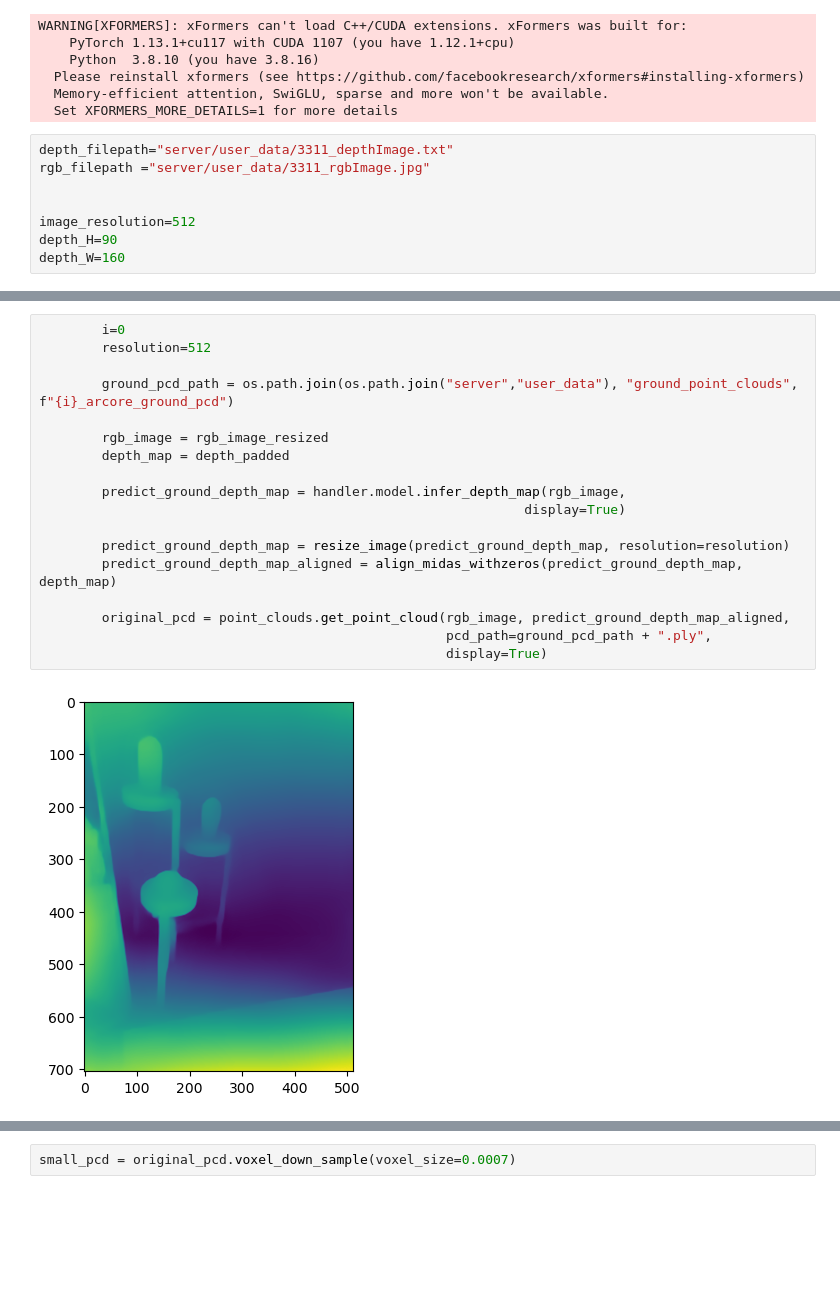
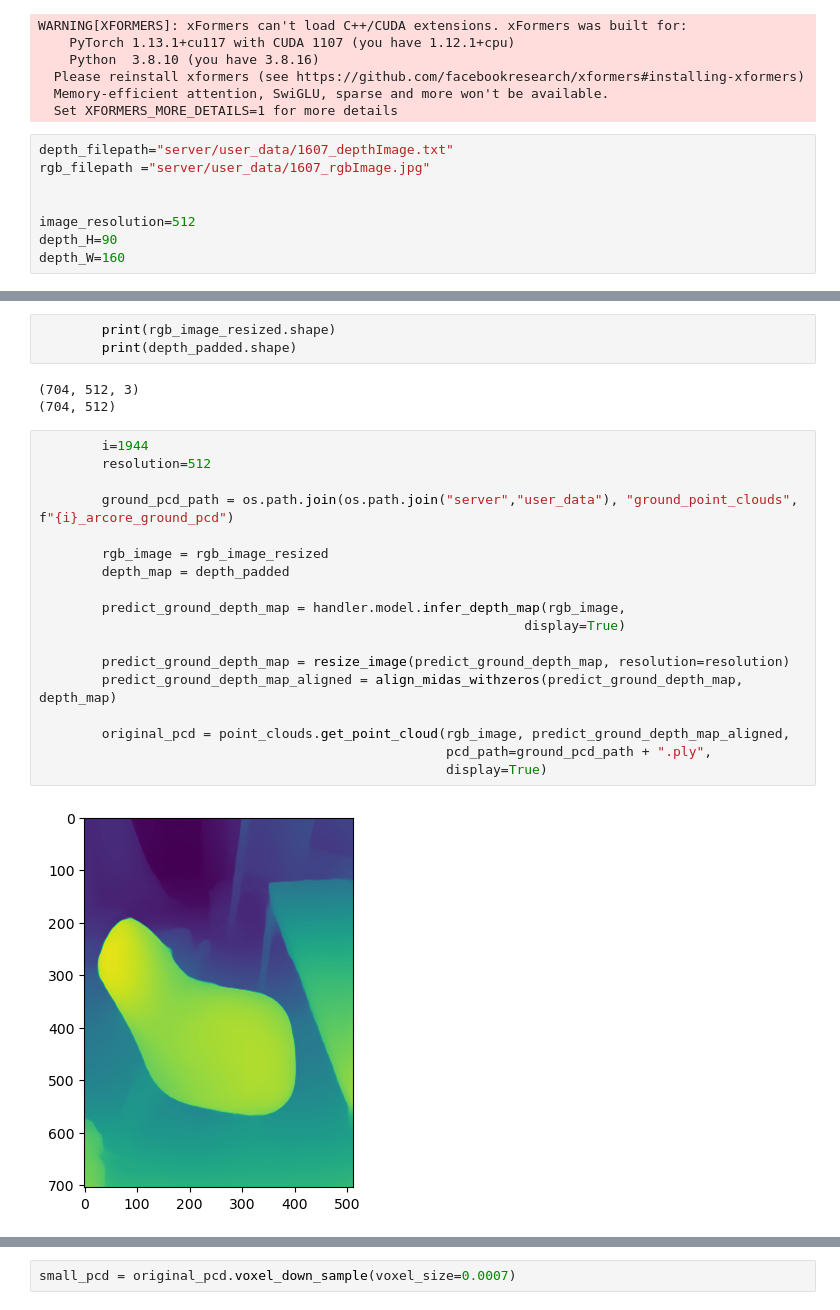
Before and after one commit to Ertugrulmert/Stable-Diffusion-AR-Environment-Generation, a Jupyter notebook: Untitled1.ipynb, the cells around one changed output, grey strips where cells are left out. Drawn from its saved outputs; the diff is of its cells as text; blank space fills up the shorter version.

```diff
--- a/Untitled1.ipynb
+++ b/Untitled1.ipynb
@@ -17,8 +17,8 @@ WARNING[XFORMERS]: xFormers can't load C++/CUDA extensions. xFormers was built f
   Memory-efficient attention, SwiGLU, sparse and more won't be available.
   Set XFORMERS_MORE_DETAILS=1 for more details
 # %%
-depth_filepath="server/user_data/3311_depthImage.txt"
-rgb_filepath ="server/user_data/3311_rgbImage.jpg"
+depth_filepath="server/user_data/1607_depthImage.txt"
+rgb_filepath ="server/user_data/1607_rgbImage.jpg"
 
 
 image_resolution=512
@@ -91,20 +110,26 @@ You have disabled the safety checker for <class 'diffusers.pipelines.stable_diff
+# %%
+        print(rgb_image_resized.shape)
+        print(depth_padded.shape)
+# %% [output]
+(704, 512, 3)
+(704, 512)
 # %%
-        i=0
+        i=1944
         resolution=512
 
         ground_pcd_path = os.path.join(os.path.join("server","user_data"), "ground_point_clouds", f"{i}_arcore_ground_pcd")
 
         rgb_image = rgb_image_resized
         depth_map = depth_padded
 
         predict_ground_depth_map = handler.model.infer_depth_map(rgb_image,
                                                               display=True)
 
         predict_ground_depth_map = resize_image(predict_ground_depth_map, resolution=resolution)
         predict_ground_depth_map_aligned = align_midas_withzeros(predict_ground_depth_map, depth_map)
 
         original_pcd = point_clouds.get_point_cloud(rgb_image, predict_ground_depth_map_aligned,
                                                     pcd_path=ground_pcd_path + ".ply",
                                                     display=True)
 # %% [output]
-[figure, old version]
+[figure, new version]
```
Also changed, not shown: parts of 36 cells of this notebook, 4 other files.
